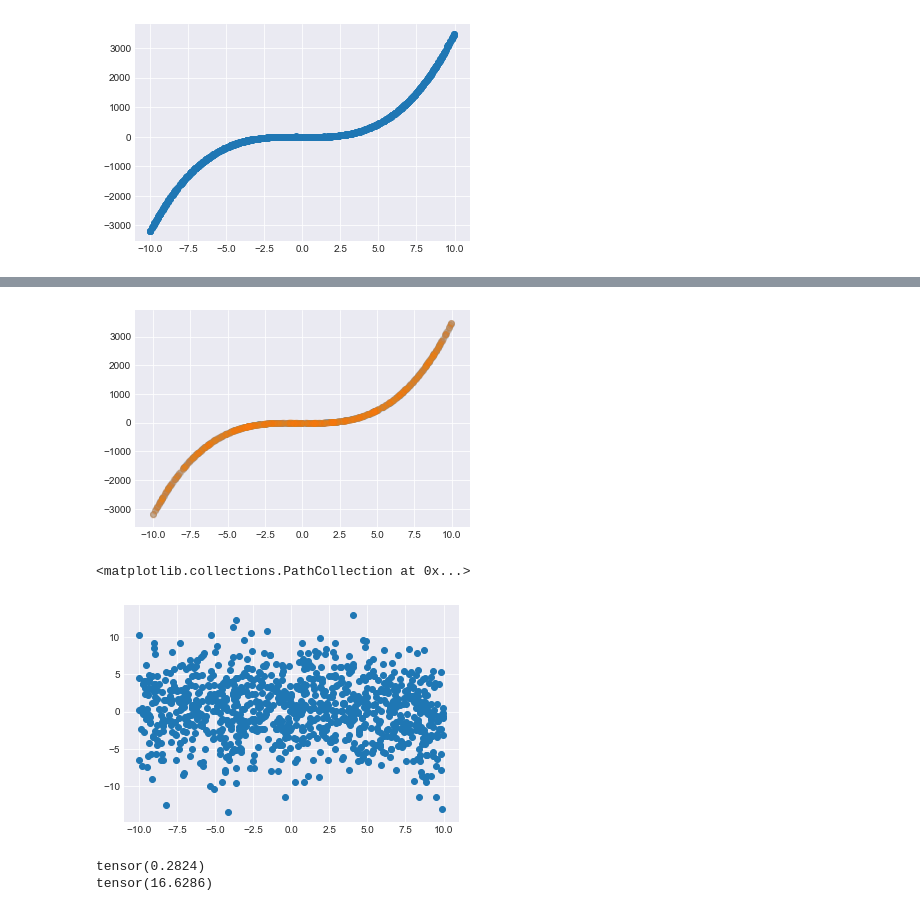
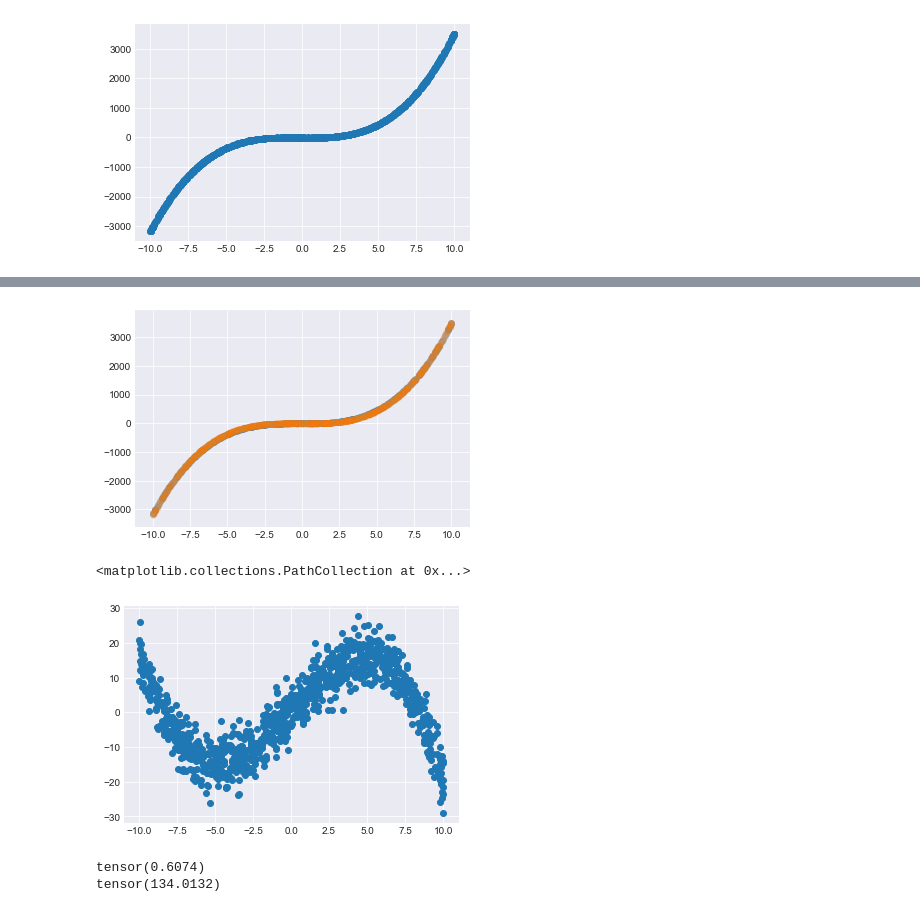
Before and after one commit to nextBillyonair/DPM, a Jupyter notebook: Notebooks/Regression/LinearRegression.ipynb, the cells around one changed output, grey strips where cells are left out. Saved outputs shown, nothing was run; the diff lists cells and outputs as text; code cells hidden in the pictures.

```diff
--- a/Notebooks/Regression/LinearRegression.ipynb
+++ b/Notebooks/Regression/LinearRegression.ipynb
@@ -30,5 +30,5 @@ tensor([-0.1279,  0.0324, -0.1996,  0.3183], grad_fn=<CatBackward>)
 # %%
-stats = model.fit(x, y, epochs=10000, lr=0.1, batch_size=1024)
+stats = model.fit(x, y, epochs=1000, lr=0.1, batch_size=1024)
 # %%
 [p.view(-1) for p in model.model.parameters()]
 # %% [output]
@@ -49,19 +69,19 @@ tensor([[ 3.3998],
 # %%
-plt.scatter(x[:, 2], model.model.output_layers[0](torch.Tensor(x)).detach(), alpha=0.1)
+plt.scatter(x[:, 2], model.predict(x).detach().numpy(), alpha=0.1)
 plt.scatter(x[:, 2], y, alpha=0.1)
 plt.show()
 # %% [output]
-[figure, old version]
+[figure, new version]
 # %%
-y_pred = model.model.output_layers[0](torch.Tensor(x)).detach()
+y_pred = model.predict(x).detach()
 residual = y_pred - torch.tensor(y).float()
 plt.scatter(x[:, 2], residual)
 # %% [output]
 <matplotlib.collections.PathCollection at 0x...>
-[figure, old version]
+[figure, new version]
 # %%
 print(residual.mean())
 print(residual.var())
 # %% [output]
-tensor(0.2824)
-tensor(16.6286)
+tensor(0.6074)
+tensor(134.0132)
```
Also changed, not shown: parts of 34 cells of this notebook, 10 other files.
